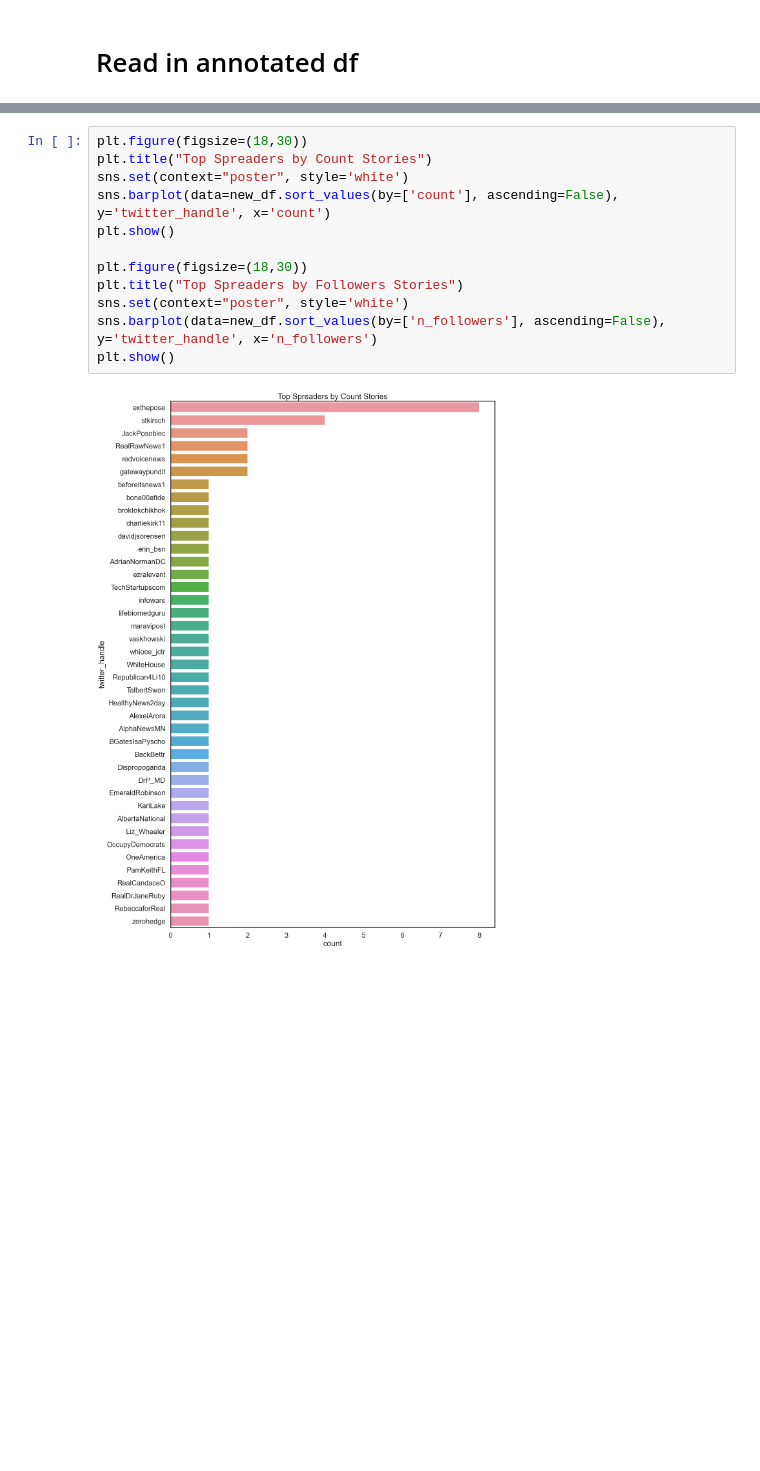
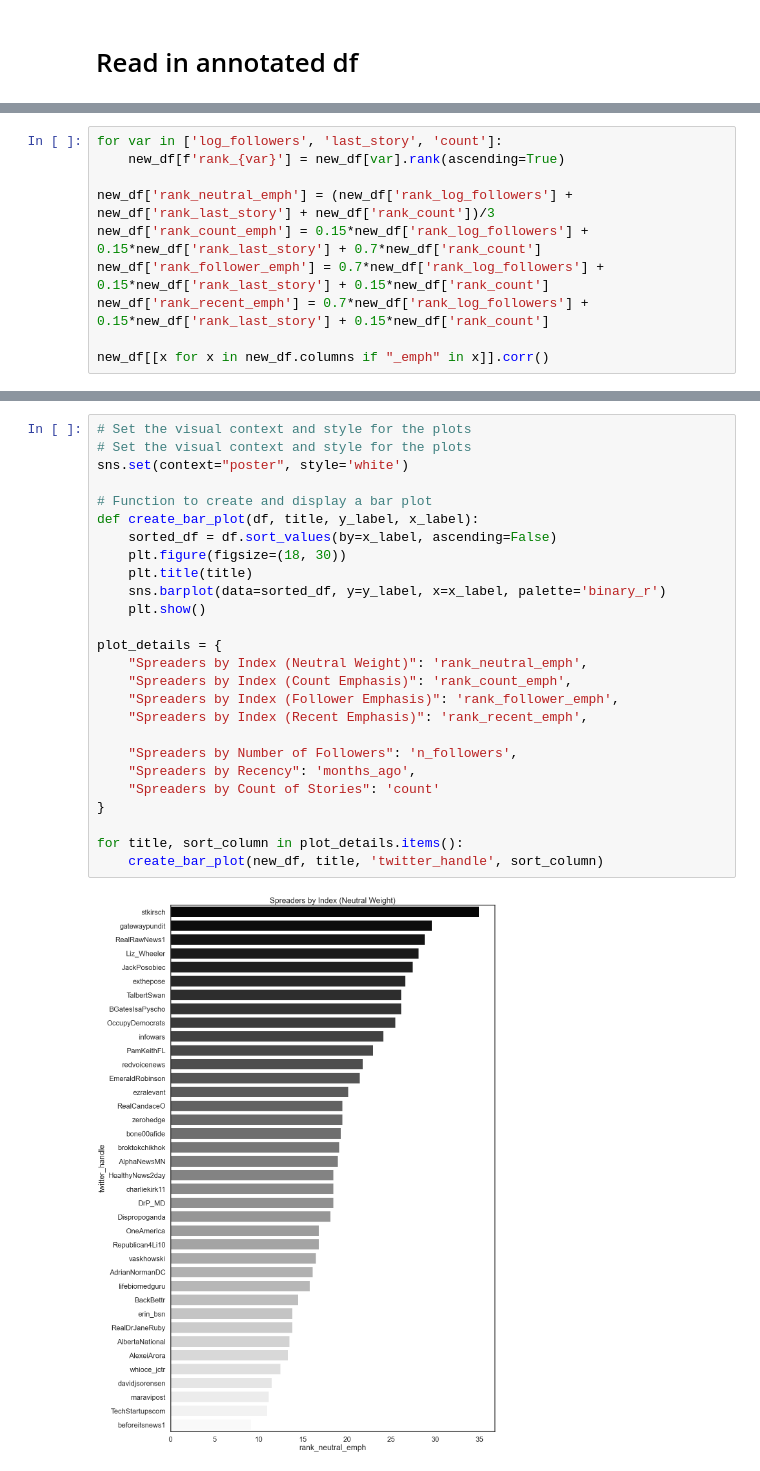
Before and after one commit to josh-ashkinaze/ads_misinfo, a Jupyter notebook: 2_filter_pf_links.ipynb, the cells around one changed output, grey strips where cells are left out. Cells and saved outputs as stored; diff of their text form; blank space fills up the shorter version.

```diff
--- a/2_filter_pf_links.ipynb
+++ b/2_filter_pf_links.ipynb
@@ -106,0 +129,10 @@ Number of spreaders 41
+# %%
+for var in ['log_followers', 'last_story', 'count']:
+    new_df[f'rank_{var}'] = new_df[var].rank(ascending=True)
+
+new_df['rank_neutral_emph'] = (new_df['rank_log_followers'] + new_df['rank_last_story'] + new_df['rank_count'])/3
+new_df['rank_count_emph'] = 0.15*new_df['rank_log_followers'] + 0.15*new_df['rank_last_story'] + 0.7*new_df['rank_count']
+new_df['rank_follower_emph'] = 0.7*new_df['rank_log_followers'] + 0.15*new_df['rank_last_story'] + 0.15*new_df['rank_count']
+new_df['rank_recent_emph'] = 0.7*new_df['rank_log_followers'] + 0.15*new_df['rank_last_story'] + 0.15*new_df['rank_count']
+
+new_df[[x for x in new_df.columns if "_emph" in x]].corr()
@@ -107,14 +145,28 @@ Number of spreaders 41
 # %%
-plt.figure(figsize=(18,30))
-plt.title("Top Spreaders by Count Stories")
+# Set the visual context and style for the plots
+# Set the visual context and style for the plots
 sns.set(context="poster", style='white')
-sns.barplot(data=new_df.sort_values(by=['count'], ascending=False), y='twitter_handle', x='count')
-plt.show()
 
-plt.figure(figsize=(18,30))
-plt.title("Top Spreaders by Followers Stories")
-sns.set(context="poster", style='white')
-sns.barplot(data=new_df.sort_values(by=['n_followers'], ascending=False), y='twitter_handle', x='n_followers')
-plt.show()
+# Function to create and display a bar plot
+def create_bar_plot(df, title, y_label, x_label):
+    sorted_df = df.sort_values(by=x_label, ascending=False)
+    plt.figure(figsize=(18, 30))
+    plt.title(title)
+    sns.barplot(data=sorted_df, y=y_label, x=x_label, palette='binary_r')
+    plt.show()
+
+plot_details = {
+    "Spreaders by Index (Neutral Weight)": 'rank_neutral_emph',
+    "Spreaders by Index (Count Emphasis)": 'rank_count_emph',
+    "Spreaders by Index (Follower Emphasis)": 'rank_follower_emph',
+    "Spreaders by Index (Recent Emphasis)": 'rank_recent_emph',
+
+    "Spreaders by Number of Followers": 'n_followers',
+    "Spreaders by Recency": 'months_ago',
+    "Spreaders by Count of Stories": 'count'
+}
+
+for title, sort_column in plot_details.items():
+    create_bar_plot(new_df, title, 'twitter_handle', sort_column)
 # %% [output]
-[figure, old version]
+[figure, new version]
```
Also changed, not shown: parts of 5 cells of this notebook, 3 other files.
